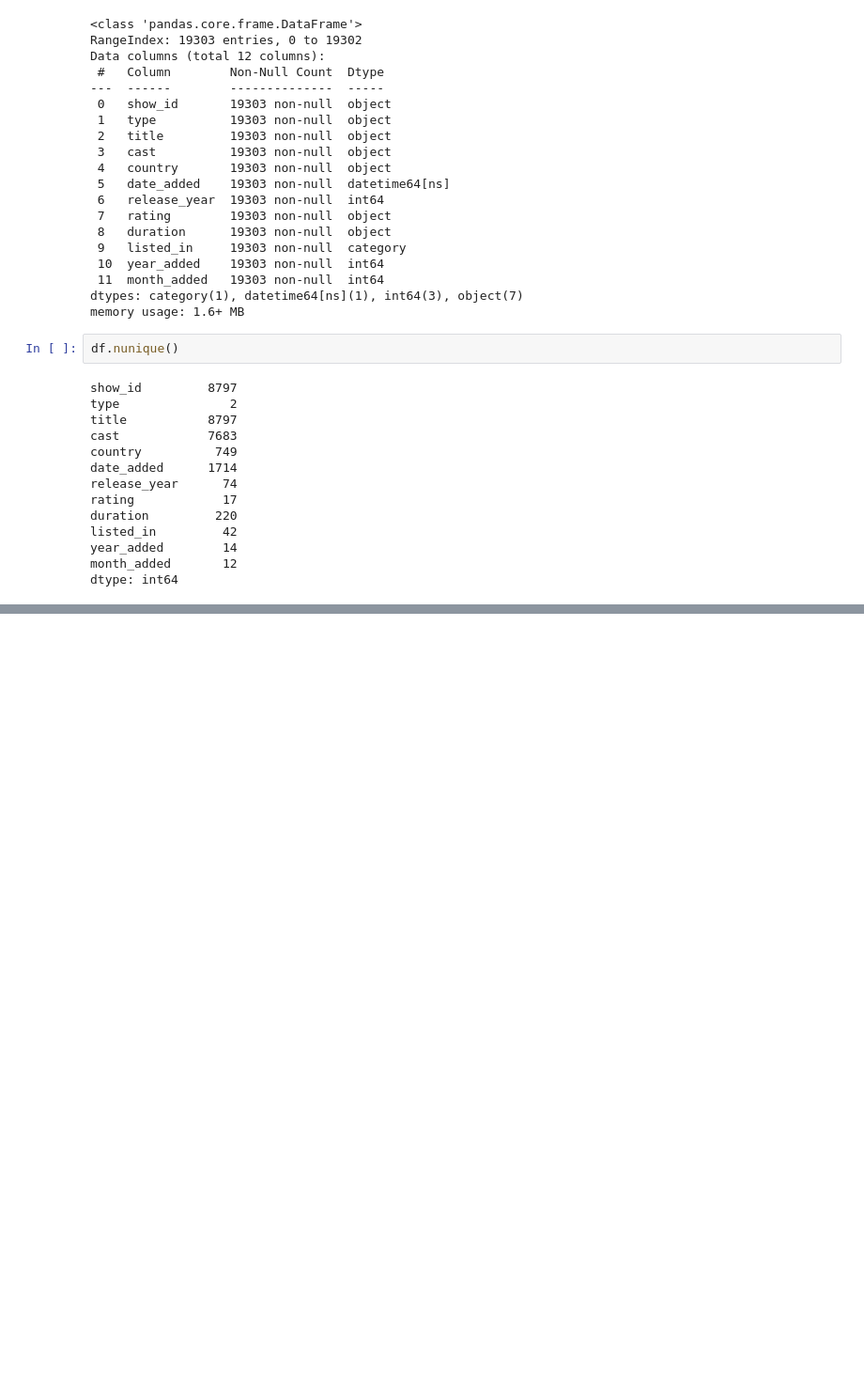
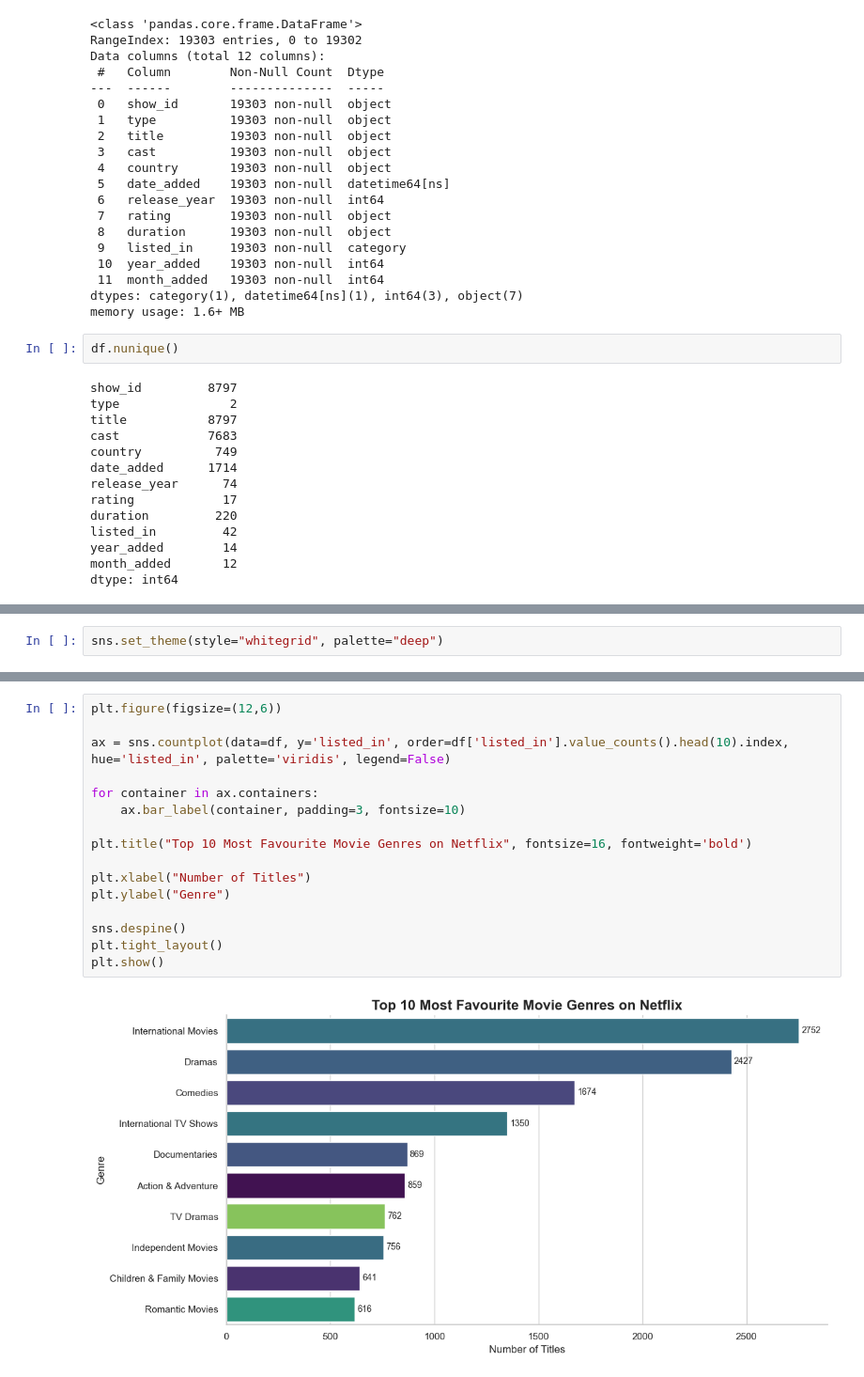
Before and after one commit to theaditya24/COMPLETE-PYTHON-FOR-DATA-ANALYTICS, a Jupyter notebook: Netflix Data Analysis/EDA.ipynb, the cells around one changed output, grey strips where cells are left out. Shown at 94% size. Saved outputs shown, nothing was run; the diff lists cells and outputs as text; blank space fills up the shorter version.

```diff
--- a/Netflix Data Analysis/EDA.ipynb
+++ b/Netflix Data Analysis/EDA.ipynb
@@ -366,0 +369,2 @@ dtype: int64
+# %%
+sns.set_theme(style="whitegrid", palette="deep")
@@ -366,0 +396,18 @@ dtype: int64
+# %%
+plt.figure(figsize=(12,6))
+
+ax = sns.countplot(data=df, y='listed_in', order=df['listed_in'].value_counts().head(10).index, hue='listed_in', palette='viridis', legend=False)
+
+for container in ax.containers:
+    ax.bar_label(container, padding=3, fontsize=10)
+
+plt.title("Top 10 Most Favourite Movie Genres on Netflix", fontsize=16, fontweight='bold')
+
+plt.xlabel("Number of Titles")
+plt.ylabel("Genre")
+
+sns.despine()
+plt.tight_layout()
+plt.show()
+# %% [output]
+[figure, added]
```
Also changed, not shown: parts of 10 cells of this notebook.
